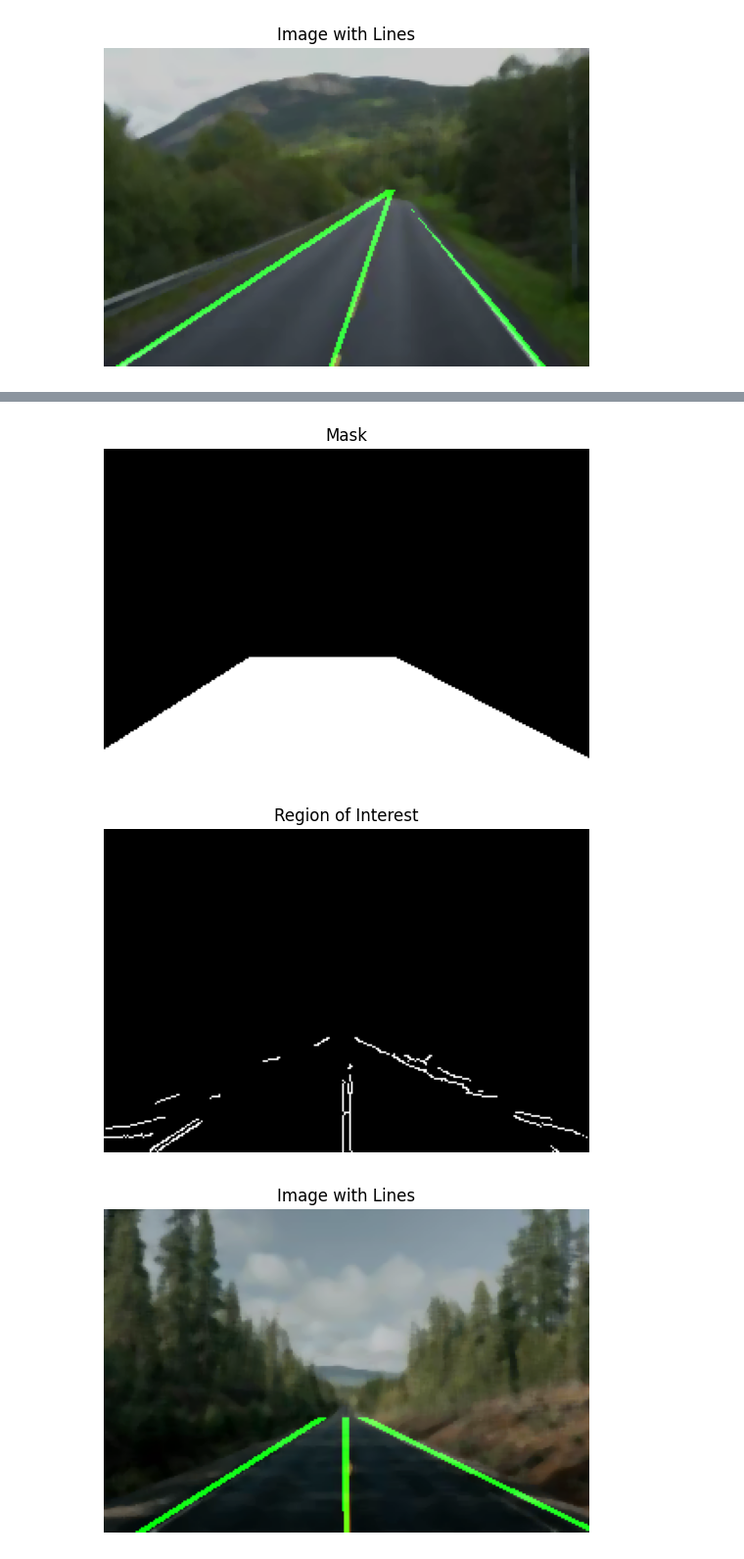
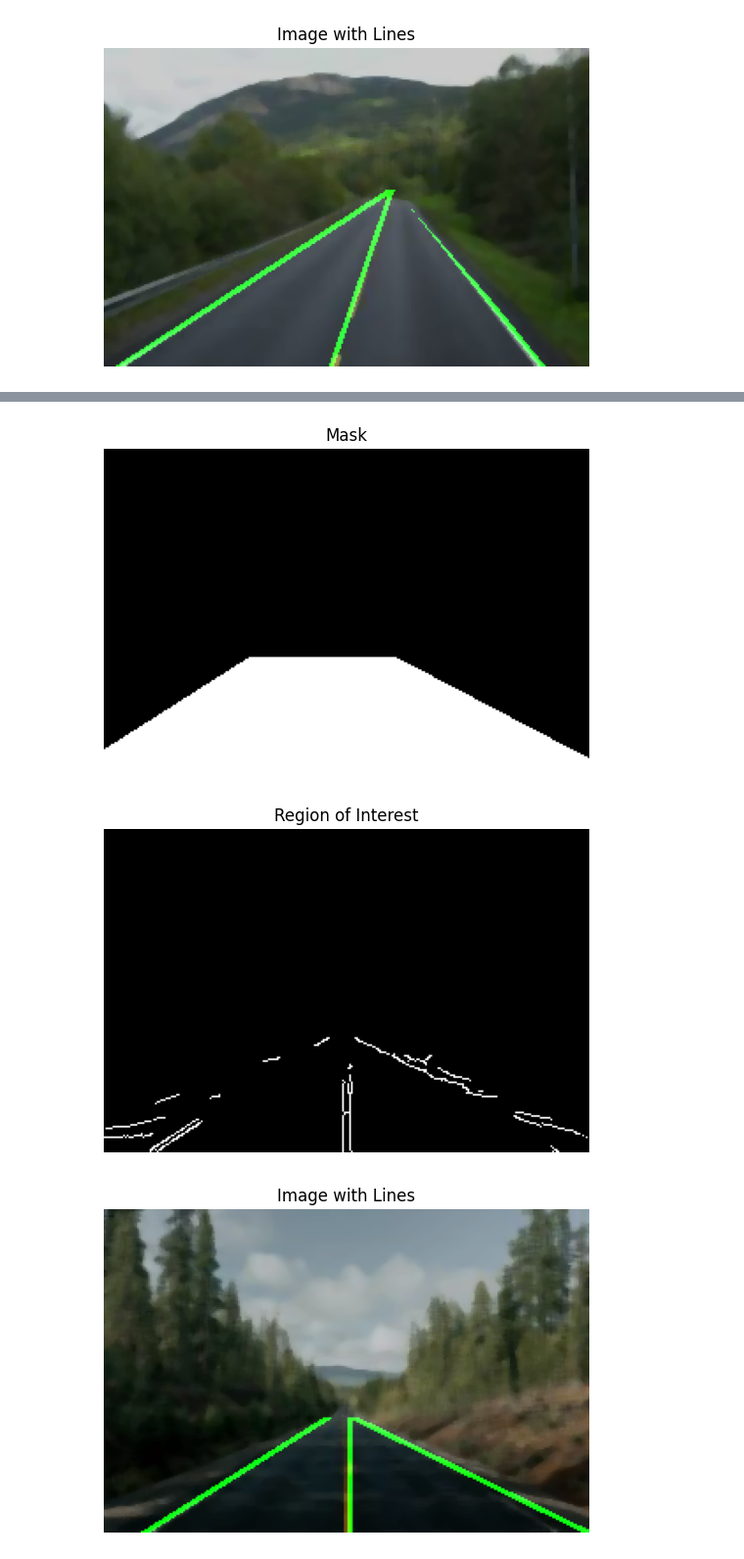
Before and after one commit to YoussefAboelwafa/Computer_Vision_Tasks, a Jupyter notebook: asg1/lane_detection.ipynb, the cells around one changed output, grey strips where cells are left out. Shown at 98% size. Drawn from its saved outputs; the diff is of its cells as text; code cells hidden in the pictures.

Commit message:
fix diag_len calculation for each image

```diff
--- a/asg1/lane_detection.ipynb
+++ b/asg1/lane_detection.ipynb
@@ -202,6 +202,7 @@ accumulator, thetas, ps = hough_transform(roi_edges, p_bin=1, theta_bin=1)
 acc_nms = non_maximum_suppression(accumulator, neighborhood_size=10, threshold=20)
 peaks = hough_peaks(acc_nms, num_peaks=10, threshold=20, nhood_size=30)
 lines = [(p, np.deg2rad(t)) for p, t in peaks]
+diag_len = int(np.ceil(np.hypot(image.shape[0], image.shape[1])))
 hough_lines = draw_hough_lines(image, lines, diag_len)
 output_img = cv.bitwise_and(hough_lines, cv.cvtColor(mask, cv.COLOR_GRAY2BGR))
 image_with_lines = cv.addWeighted(image, 0.8, output_img, 1, 0)
@@ -223,33 +224,34 @@ image = median_smoothing(image, 5)
 show_image(image, 'Median Smoothing')
 
 edges = canny_edge_detection(image, 150, 200)
 show_image(edges, 'Canny Edge Detection')
 
 vertices = np.array([[
         (-20, 1*height),
         (int(0.3 * width), int(0.65* height)),
         (int(0.6 * width), int(0.65 * height)),
         (int( 1.25*width), 1.15*height)
     ]], dtype=np.int32)
 mask = np.zeros_like(edges)
 cv.fillPoly(mask, vertices, 255)
 show_image(mask, 'Mask')
 
 roi_edges = region_of_interest(edges, vertices)
 show_image(roi_edges, 'Region of Interest')
 
 accumulator, thetas, ps = hough_transform(roi_edges, p_bin=1, theta_bin=1)
-acc_nms = non_maximum_suppression(accumulator, neighborhood_size=10, threshold=40)
-peaks = hough_peaks(acc_nms, num_peaks=10, threshold=20, nhood_size=30)
+acc_nms = non_maximum_suppression(accumulator, neighborhood_size=10, threshold=30)
+peaks = hough_peaks(acc_nms, num_peaks=4, threshold=40, nhood_size=40)
 lines = [(p, np.deg2rad(t)) for p, t in peaks]
+diag_len = int(np.ceil(np.hypot(image.shape[0], image.shape[1])))
 hough_lines = draw_hough_lines(image, lines, diag_len)
 output_img = cv.bitwise_and(hough_lines, cv.cvtColor(mask, cv.COLOR_GRAY2BGR))
 image_with_lines = cv.addWeighted(image, 0.8, output_img, 1, 0)
 show_image(image_with_lines, 'Image with Lines')
 # %% [output]
 [figure]
 [figure]
 [figure]
 [figure]
 [figure]
-[figure, old version]
+[figure, new version]
```
